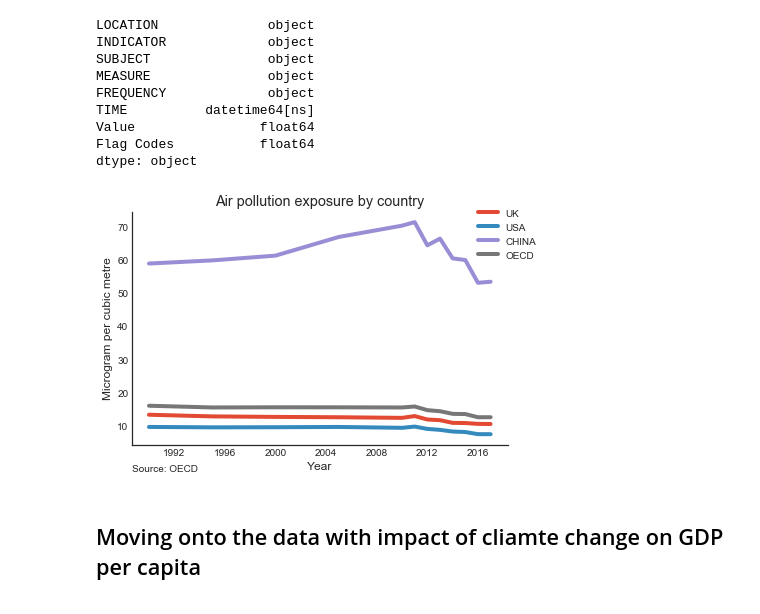
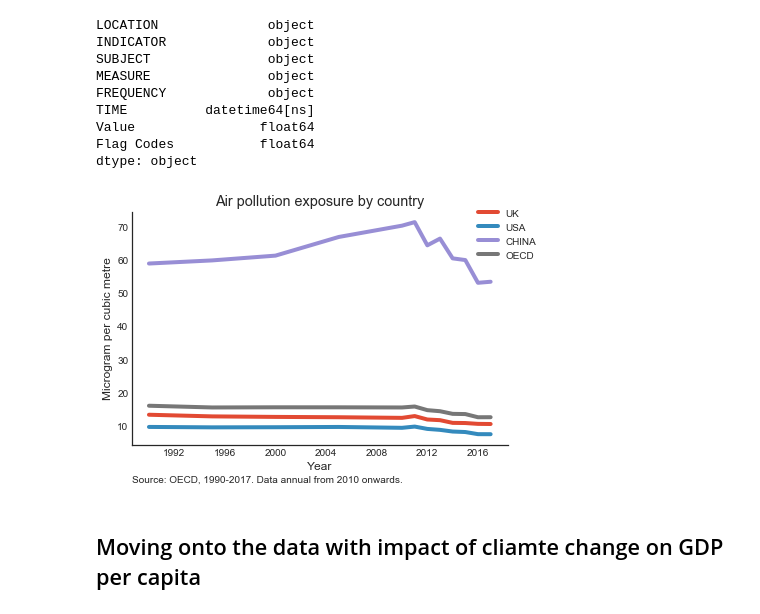
Before and after one commit to rahatsiddique/pandas_basics, a Jupyter notebook: climatechange/climate change and economics.ipynb, the cells around one changed output. Cells and saved outputs as stored; diff of their text form; code cells hidden in the pictures.

```diff
--- a/climatechange/climate change and economics.ipynb
+++ b/climatechange/climate change and economics.ipynb
@@ -208,22 +208,23 @@ dtype: object
 # %%
 # multiple line plot
 # example templates: https://www.kaggle.com/andyxie/matplotlib-plot-multiple-lines
 
 plt.plot(airpoll_UK['TIME'], airpoll_UK['Value'], '-', label='UK')
 plt.plot(airpoll_USA['TIME'], airpoll_USA['Value'], '-', label='USA') # could use '--' for dashed lined
-plt.plot(airpoll_CHN['TIME'], airpoll_CHN['Value'], '-', label='CHINA'),
+plt.plot(airpoll_CHN['TIME'], airpoll_CHN['Value'], '-', label='CHINA')
 plt.plot(airpoll_OECD['TIME'], airpoll_OECD['Value'], '-', label='OECD') # could use '-.' for dot-dashed lined
 #plt.legend(loc="upper left", bbox_to_anchor=(1, 0.5))
 plt.legend(bbox_to_anchor=(1.1, 1.05))
 sns.set_style("white")
 plt.title('Air pollution exposure by country')
 plt.xlabel('Year') # Set x-axis label
 plt.ylabel('Microgram per cubic metre') # Set y-axis label
-plt.annotate('Source: OECD', (0,0), (0, -20), xycoords='axes fraction', textcoords='offset points', va='top')
+plt.annotate('Source: OECD, 1990-2017. Data annual from 2010 onwards.',
+             (0,0), (0, -30), xycoords='axes fraction', textcoords='offset points', va='top')
 sns.despine()
 plt.show()
 # %% [output]
-[figure, old version]
+[figure, new version]
 # %% [markdown]
 ## Moving onto the data with impact of cliamte change on GDP per capita
 # %%
```
Also changed, not shown: parts of 2 cells of this notebook.
